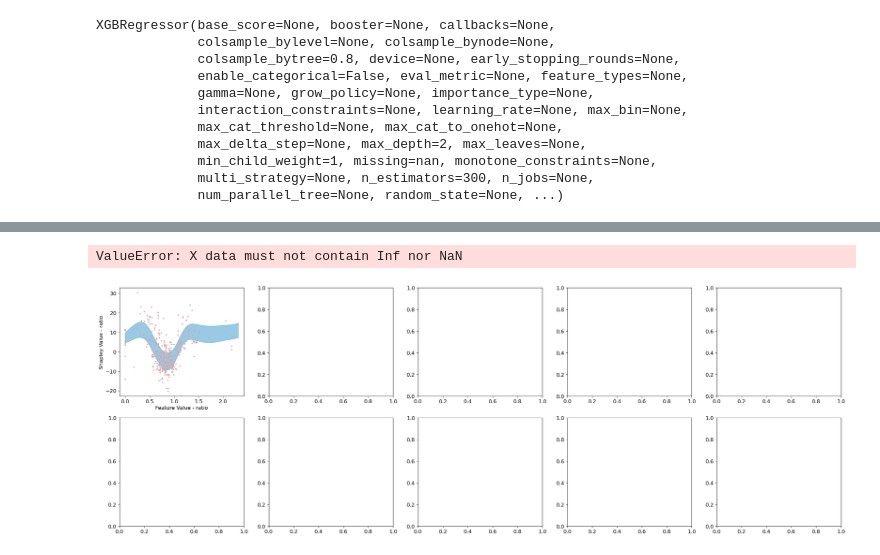
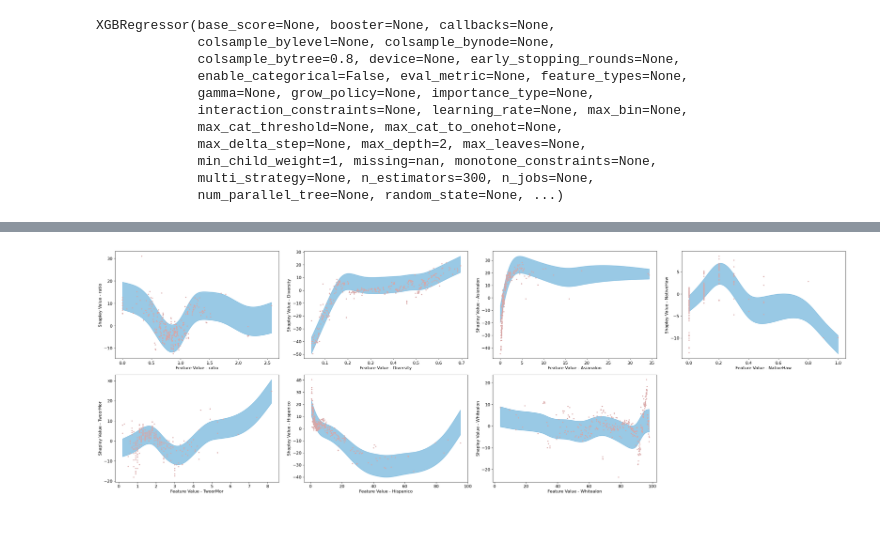
Before and after one commit to Vezarachan/GeoXCP, a Jupyter notebook: examples/us_life_expectancy.ipynb, the cells around one changed output, grey strips where cells are left out. Cells and saved outputs as stored; diff of their text form; code cells hidden in the pictures; blank space fills up the shorter version.

```diff
--- a/examples/us_life_expectancy.ipynb
+++ b/examples/us_life_expectancy.ipynb
@@ -26,3 +30,5 @@ data
+# %%
+data = data.dropna(subset=['ratio', 'Diversity', 'Asianalon', 'NativeHaw', 'TwoorMor', 'Hispanico', 'Whitealon'])
 # %%
 female_le_q2 = data['le_racea_4']
 # %%
@@ -89,5 +100,5 @@ results.plot_geo_uncertainty(figsize=(25, 15), shrink=0.4)
 # %%
-results.plot_partial_dependence_with_fitted_bounds(figsize=[30, 10])
+results.plot_partial_dependence_with_fitted_bounds(max_cols=4, figsize=[30, 10], filename='./us_life_expectancy_partial_dependence_with_fitted_bounds.pdf')
 # %% [output]
 100% (5 of 5) |##########################| Elapsed Time: 0:00:00 Time:  0:00:000:00
 100% (5 of 5) |##########################| Elapsed Time: 0:00:00 Time:  0:00:000:00
@@ -94,2 +117 @@ results.plot_partial_dependence_with_fitted_bounds(figsize=[30, 10])
-ValueError: X data must not contain Inf nor NaN
-[figure, old version]
+[figure, new version]
```
Also changed, not shown: parts of 10 cells of this notebook, 6 other files.
